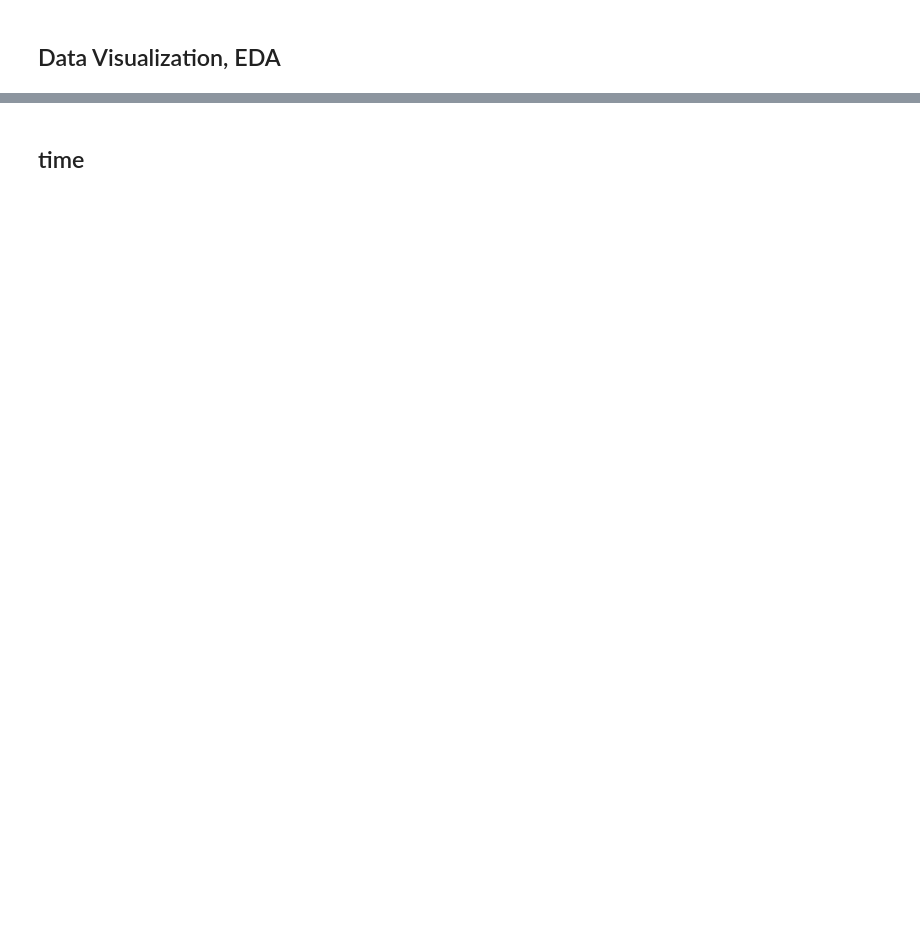
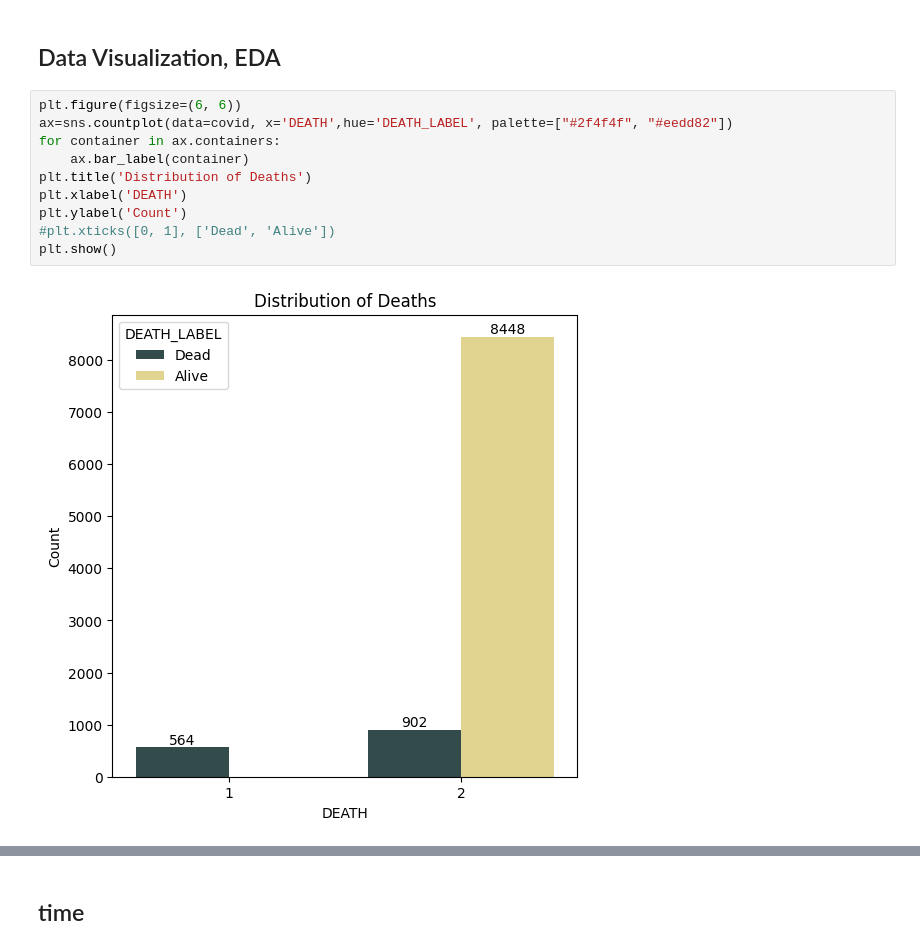
Before and after one commit to SobiaNoorAI/Covid-19-ML-Prediction, a Jupyter notebook: Death Prediction.ipynb, the cells around one changed output, grey strips where cells are left out. Drawn from its saved outputs; the diff is of its cells as text; blank space fills up the shorter version.

```diff
--- a/Death Prediction.ipynb
+++ b/Death Prediction.ipynb
@@ -502,2 +504,14 @@ DEATH                =>       0.00%
 # %% [markdown]
 ## Data Visualization, EDA
+# %%
+plt.figure(figsize=(6, 6))
+ax=sns.countplot(data=covid, x='DEATH',hue='DEATH_LABEL', palette=["#2f4f4f", "#eedd82"])
+for container in ax.containers:
+    ax.bar_label(container)
+plt.title('Distribution of Deaths')
+plt.xlabel('DEATH')
+plt.ylabel('Count')
+#plt.xticks([0, 1], ['Dead', 'Alive'])
+plt.show()
+# %% [output]
+[figure, added]
```
Also changed, not shown: parts of 37 cells of this notebook.
